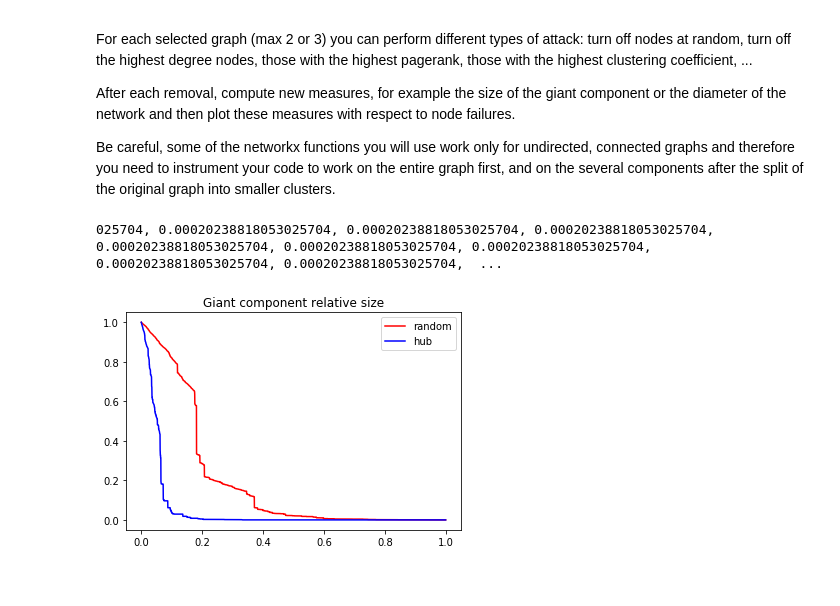
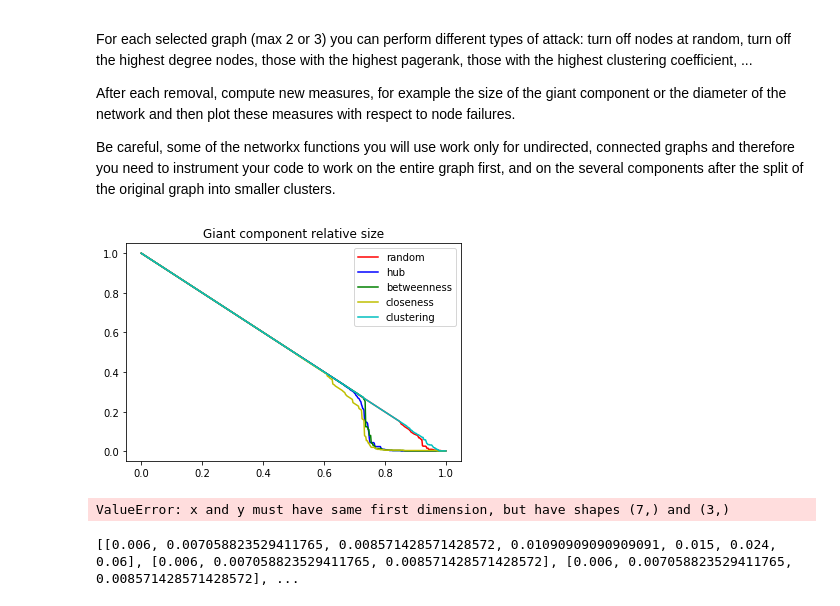
Before and after one commit to andreb86/GrA-1718, a Jupyter notebook: second_assignment/report.ipynb, the cells around one changed output. Cells and saved outputs as stored; diff of their text form; code cells hidden in the pictures.

```diff
--- a/second_assignment/report.ipynb
+++ b/second_assignment/report.ipynb
@@ -11,11 +11,13 @@ Be careful, some of the networkx functions you will use work only for undirected
 # %%
 import networkx
 #graph = networkx.read_edgelist("../graphs/p2p-Gnutella31.txt")
-graph = networkx.read_edgelist("../graphs/power-grid.txt")
-#graph = networkx.gnp_random_graph(200, 0.1)
+#graph = networkx.read_edgelist("../graphs/power-grid.txt")
+graph = networkx.gnp_random_graph(500, 0.05)
 # %%
 # Import functions
 import random
+import operator
+
 
 def get_highest_degree_node(G):
     return sorted(G.degree, key=lambda x: x[1], reverse=True)[0][0]
@@ -23,6 +25,15 @@ def get_highest_degree_node(G):
 def get_random_node(G):
     list_of_nodes = G.nodes()
     return random.sample(list_of_nodes, 1)[0]
+
+def get_highest_closeness_node(G):
+    return sorted(networkx.closeness_centrality(G).items(), key=operator.itemgetter(1),reverse=True)[0][0]
+
+def get_highest_betwennes_node(G):
+    return sorted(networkx.betweenness_centrality(G).items(), key=operator.itemgetter(1),reverse=True)[0][0]
+
+def get_highest_clustering_node(G):
+    return sorted(networkx.clustering(G).items(), key=operator.itemgetter(1),reverse=True)[0][0]
 # %%
 # Analyze relative giant component size (relative to the starting graph size)
 def connected_component_subgraphs(G):
@@ -52,23 +63,26 @@ graphs.append(degree_graph)
 sizes.append(degree_giant_sizes)
 functions.append(get_highest_degree_node)
 
-'''
 closeness_graph = graph.__class__(graph)
 closeness_giant_sizes = []
 graphs.append(closeness_graph)
 sizes.append(closeness_giant_sizes)
+functions.append(get_highest_closeness_node)
 
 betweenness_graph = graph.__class__(graph)
 betweenness_giant_sizes = []
 graphs.append(betweenness_graph)
 sizes.append(betweenness_giant_sizes)
+functions.append(get_highest_betwennes_node)
+
 
 clustering_graph = graph.__class__(graph)
 clustering_giant_sizes = []
 graphs.append(clustering_graph)
 sizes.append(clustering_giant_sizes)
+functions.append(get_highest_clustering_node)
 
-'''
+
 for i in range(len(graphs)):
         sizes[i].append(get_giant_component_size(graphs[i]) / n_nodes)
 
@@ -78,26 +92,21 @@ for _ in range(len(graph) - 1):
         node_to_remove = functions[i](graphs[i])
         graphs[i].remove_node(node_to_remove)
         sizes[i].append(get_giant_component_size(graphs[i]) / n_nodes)
-
-
-print(degree_giant_sizes)
-# %% [output]
-025704, 0.00020238818053025704, 0.00020238818053025704, 0.00020238818053025704, 0.00020238818053025704, 0.00020238818053025704, 0.00020238818053025704, 0.00020238818053025704, 0.00020238818053025704,  ...
 # %%
 # Plotting size results
 import matplotlib.pyplot as plt
 import numpy as np
 
 x = np.arange(0, 1, 1.0/len(graph))
 
 legends = ["random", "hub", "betweenness", "closeness", "clustering"]
-colors = ['r', 'b', 'g', 'y', 'p']
+colors = ['r', 'b', 'g', 'y', 'c', 'm', 'k']
 
 for i in range(len(sizes)):
     plt.plot(x, sizes[i], colors[i], label=legends[i])
 
 plt.title("Giant component relative size")
 plt.legend()
 plt.show()
 # %% [output]
-[figure, old version]
+[figure, new version]
@@ -103,0 +175,20 @@ plt.show()
+# %%
+# Plotting diameter results
+
+x = [0, 0.75, 1.50, 2.25, 3, 4, 7]
+
+legends = ["random", "hub", "betweenness", "closeness", "clustering"]
+colors = ['r', 'b', 'g', 'y', 'c', 'm', 'k']
+
+for i in range(len(sizes)):
+    plt.plot(x, diameters[i], colors[i], label=legends[i])
+
+plt.title("Diameter relative size")
+plt.legend()
+plt.show()
+# %% [output]
+ValueError: x and y must have same first dimension, but have shapes (7,) and (3,)
+# %%
+print(diameters)
+# %% [output]
+[[0.006, 0.007058823529411765, 0.008571428571428572, 0.01090909090909091, 0.015, 0.024, 0.06], [0.006, 0.007058823529411765, 0.008571428571428572], [0.006, 0.007058823529411765, 0.008571428571428572], ...
```
Also changed, not shown: parts of 1 cell of this notebook, 1 other file.
